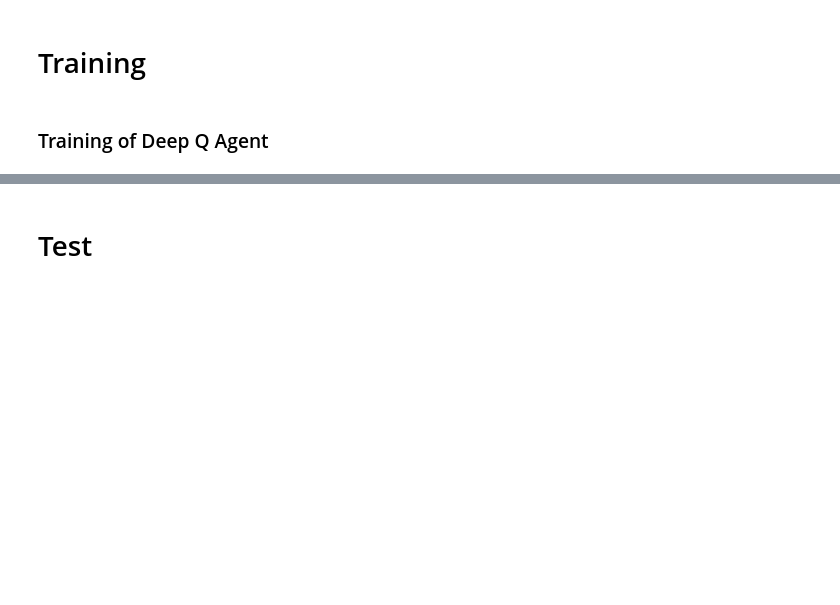
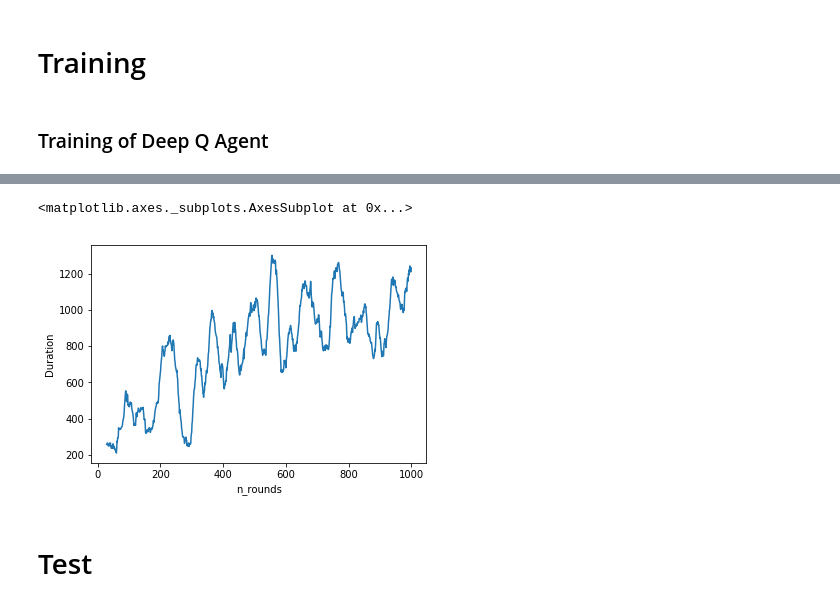
Before and after one commit to Robertren/RLBlackjack, a Jupyter notebook: Betting Environment.ipynb, the cells around one changed output, grey strips where cells are left out. Drawn from its saved outputs; the diff is of its cells as text; code cells hidden in the pictures; blank space fills up the shorter version.

```diff
--- a/Betting Environment.ipynb
+++ b/Betting Environment.ipynb
@@ -320,5 +350,5 @@ def train(env, agent, n_episodes = 1000):
 # %% [markdown]
 ### Training of Deep Q Agent
 # %%
-duration_hist_deepbet = train(env=bet_env, agent=deep_bet_agent)
+duration_hist_deepbet = train(env=bet_env, agent=deep_bet_agent, n_episodes=1000)
 # %% [output]
@@ -326,3 +356,8 @@ duration_hist_deepbet = train(env=bet_env, agent=deep_bet_agent)
+# %%
+plot_history(duration_hist_deepbet, ylabel='Duration', rolling_window=30)
+# %% [output]
+<matplotlib.axes._subplots.AxesSubplot at 0x...>
+[figure, added]
 # %% [markdown]
 # Test
 # %%
```
Also changed, not shown: parts of 9 cells of this notebook.
